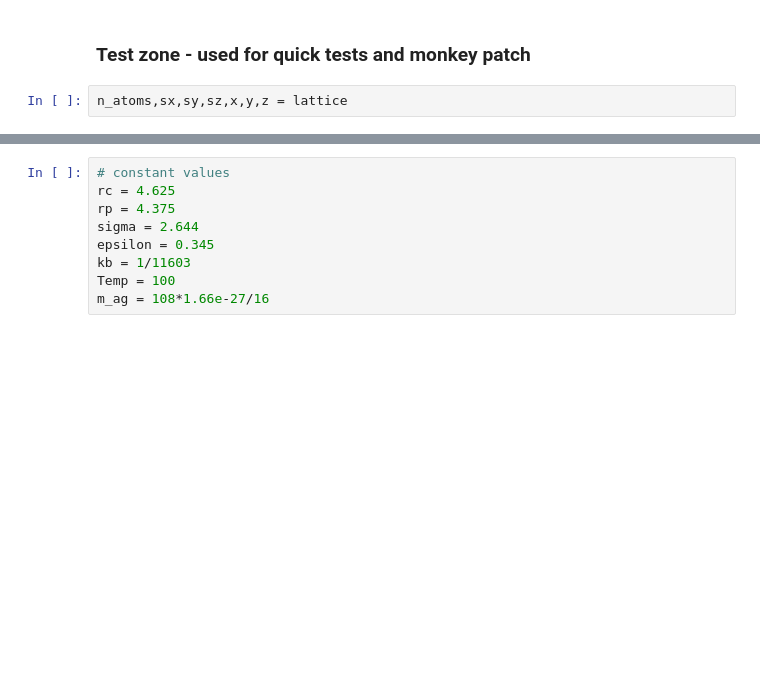
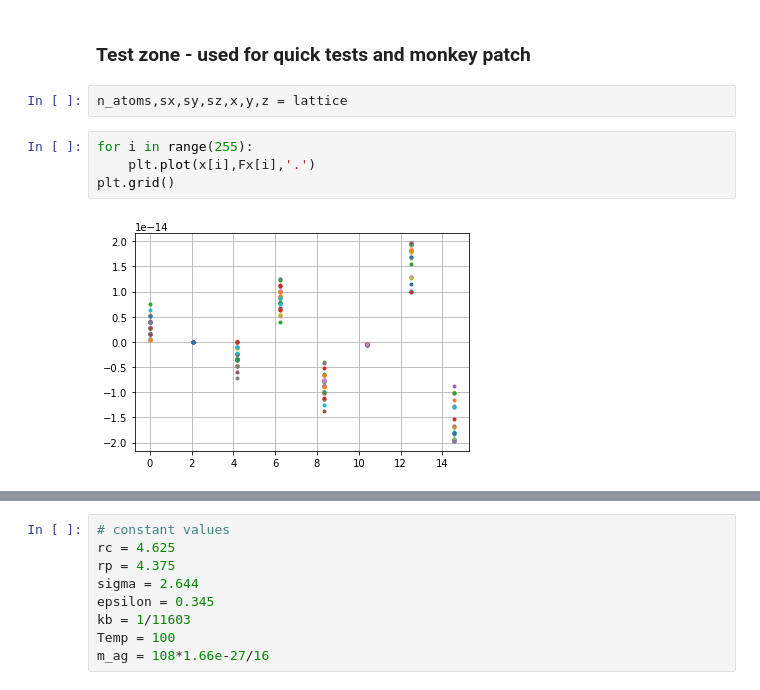
Before and after one commit to demetriomagatti/molecular_dynamics, a Jupyter notebook: molecular_dynamics.ipynb, the cells around one changed output, grey strips where cells are left out. Cells and saved outputs as stored; diff of their text form; blank space fills up the shorter version.

```diff
--- a/molecular_dynamics.ipynb
+++ b/molecular_dynamics.ipynb
@@ -94,3 +94,9 @@ true LJ, force on 0-th atom: 0.00,0.00,0.37
 ### Test zone - used for quick tests and monkey patch
 # %%
 n_atoms,sx,sy,sz,x,y,z = lattice
+# %%
+for i in range(255):
+    plt.plot(x[i],Fx[i],'.')
+plt.grid()
+# %% [output]
+[figure, added]
```
Also changed, not shown: parts of 22 cells of this notebook, 1 other file.
